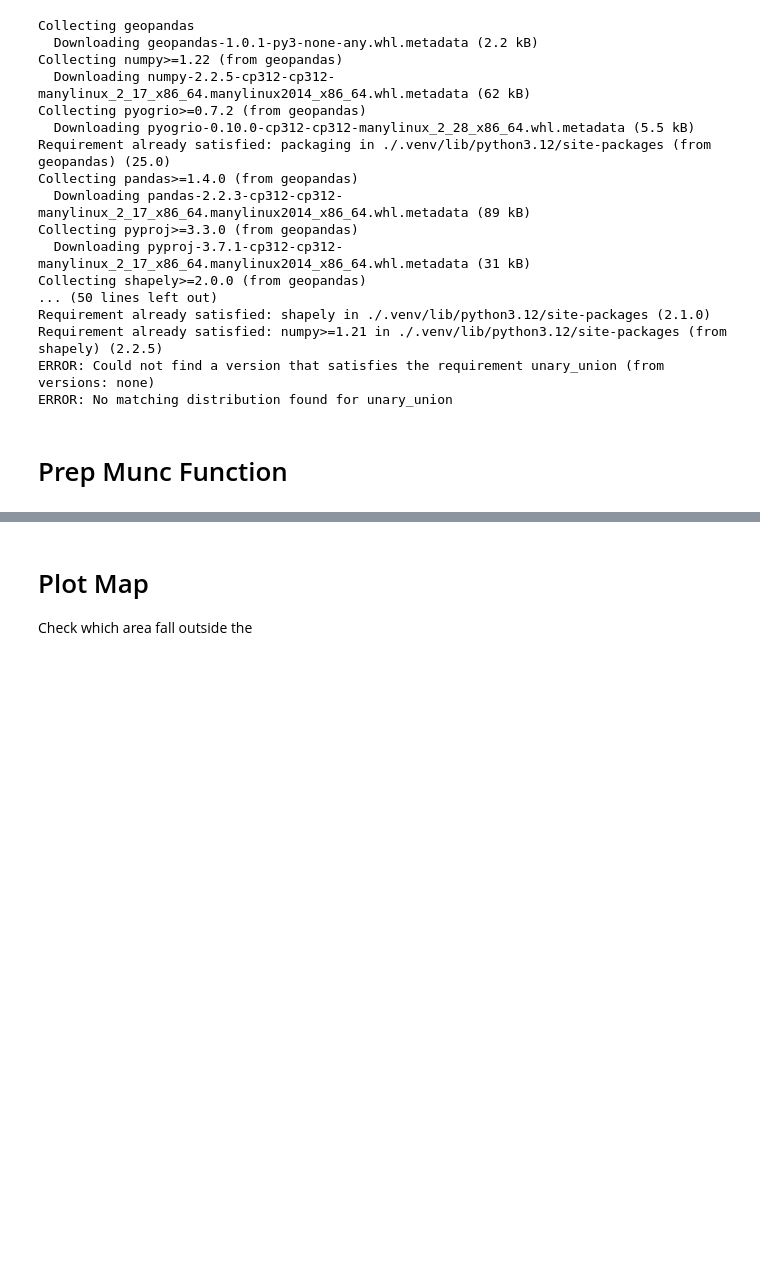
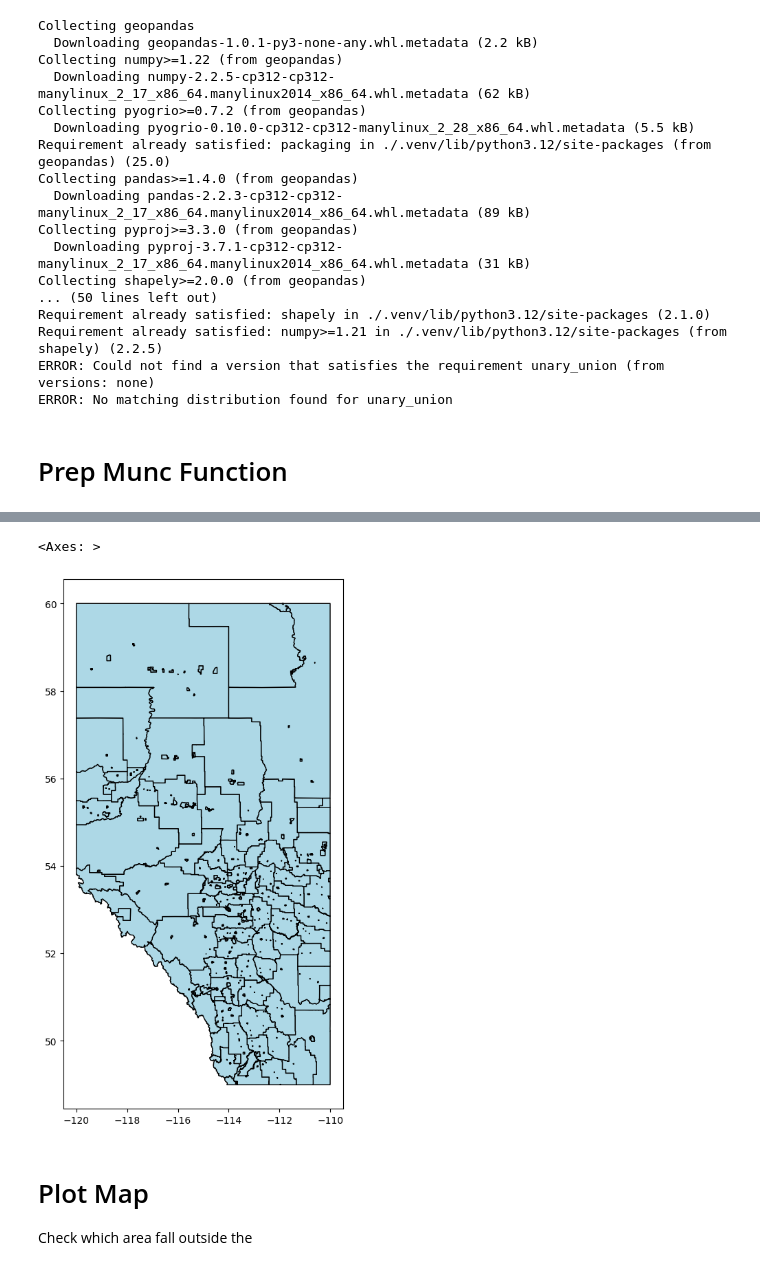
Before and after one commit to Laxmi884/PSTR, a Jupyter notebook: Functions.ipynb, the cells around one changed output, grey strips where cells are left out. Cells and saved outputs as stored; diff of their text form; code cells hidden in the pictures; blank space fills up the shorter version.

```diff
--- a/Functions.ipynb
+++ b/Functions.ipynb
@@ -91,9 +91,10 @@ def prep_muni(df_muni,model_area_df,prov):
   single_polys = single_polys.dissolve(by='TempName',as_index = False)
 
   merged = pd.concat([merged,single_polys],ignore_index=True)
+  merged= merged.rename(columns={'PROV_1': 'PROV'})
   merged = merged[['UNIQUE_ID','NAME','PROV','ModelAreaName','geometry']]
   model_area_lut = merged
-  model_area_lut.to_file("ModelAreaLUT", driver="MapInfo File")
+  #model_area_lut.to_file("ModelAreaLUT", driver="MapInfo File")
   print("Municipality lookup table created for Alberta (AB) in MapInfo TAB format at")
   return model_area_lut
 # %%
@@ -113,3 +134,12 @@ See the caveats in the documentation: https://pandas.pydata.org/pandas-docs/stab
+# %%
+import matplotlib.pyplot as plt
+
+# Plot the model_areas
+fig, ax = plt.subplots(figsize=(10, 10))
+model_area_lut.plot(ax=ax, color='lightblue', edgecolor='black', label='Model Areas')
+# %% [output]
+<Axes: >
+[figure, added]
 # %% [markdown]
 # Plot Map
 Check which area fall outside the
```
Also changed, not shown: parts of 2 cells of this notebook.
